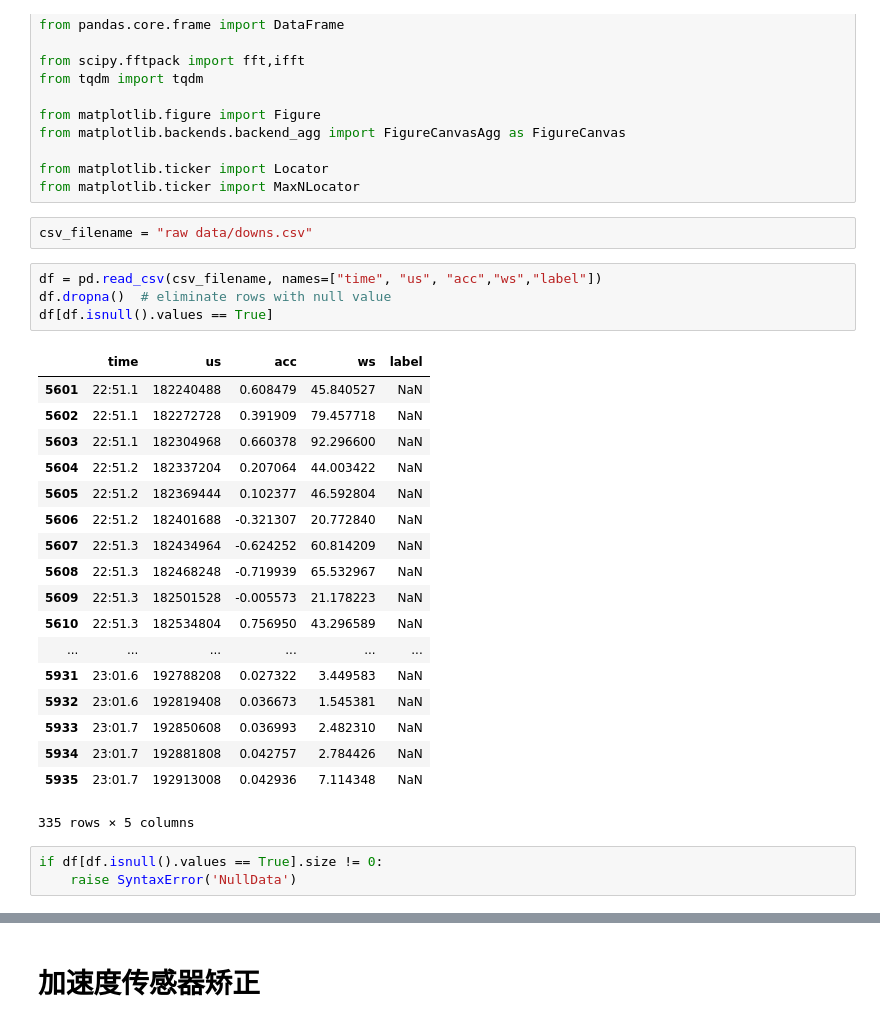
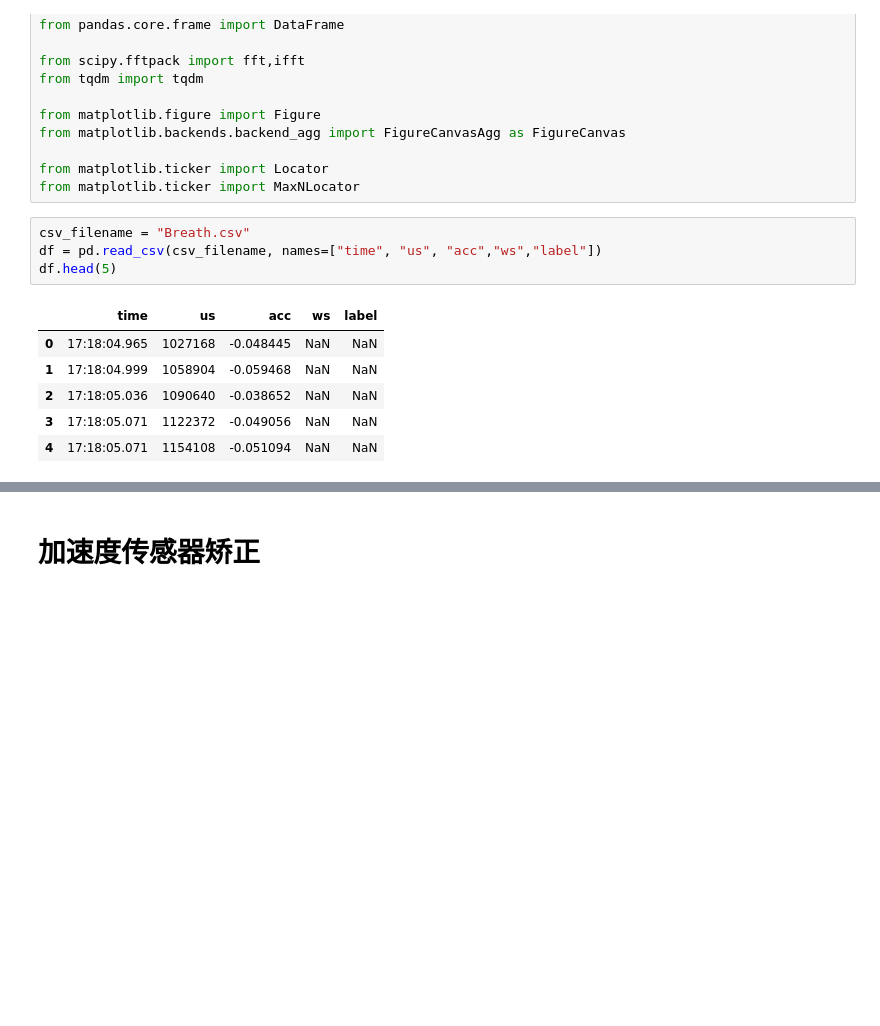
Before and after one commit to techyoung-edu/sleepmonitor, a Jupyter notebook: data2frames.ipynb, the cells around one changed output, grey strips where cells are left out. Cells and saved outputs as stored; diff of their text form; blank space fills up the shorter version.

```diff
--- a/data2frames.ipynb
+++ b/data2frames.ipynb
@@ -17,34 +15,17 @@ from matplotlib.backends.backend_agg import FigureCanvasAgg as FigureCanvas
 
 from matplotlib.ticker import Locator
 from matplotlib.ticker import MaxNLocator
-# %%
-csv_filename = "raw data/downs.csv"
 # %%
+csv_filename = "Breath.csv"
 df = pd.read_csv(csv_filename, names=["time", "us", "acc","ws","label"])
-df.dropna()  # eliminate rows with null value
-df[df.isnull().values == True]
+df.head(5)
 # %% [output]
 |  | time | us | acc | ws | label |
-| 5601 | 22:51.1 | 182240488 | 0.608479 | 45.840527 | NaN |
-| 5602 | 22:51.1 | 182272728 | 0.391909 | 79.457718 | NaN |
-| 5603 | 22:51.1 | 182304968 | 0.660378 | 92.296600 | NaN |
-| 5604 | 22:51.2 | 182337204 | 0.207064 | 44.003422 | NaN |
-| 5605 | 22:51.2 | 182369444 | 0.102377 | 46.592804 | NaN |
-| 5606 | 22:51.2 | 182401688 | -0.321307 | 20.772840 | NaN |
-| 5607 | 22:51.3 | 182434964 | -0.624252 | 60.814209 | NaN |
-| 5608 | 22:51.3 | 182468248 | -0.719939 | 65.532967 | NaN |
-| 5609 | 22:51.3 | 182501528 | -0.005573 | 21.178223 | NaN |
-| 5610 | 22:51.3 | 182534804 | 0.756950 | 43.296589 | NaN |
-| ... | ... | ... | ... | ... | ... |
-| 5931 | 23:01.6 | 192788208 | 0.027322 | 3.449583 | NaN |
-| 5932 | 23:01.6 | 192819408 | 0.036673 | 1.545381 | NaN |
-| 5933 | 23:01.7 | 192850608 | 0.036993 | 2.482310 | NaN |
-| 5934 | 23:01.7 | 192881808 | 0.042757 | 2.784426 | NaN |
-| 5935 | 23:01.7 | 192913008 | 0.042936 | 7.114348 | NaN |
+| 0 | 17:18:04.965 | 1027168 | -0.048445 | NaN | NaN |
+| 1 | 17:18:04.999 | 1058904 | -0.059468 | NaN | NaN |
+| 2 | 17:18:05.036 | 1090640 | -0.038652 | NaN | NaN |
+| 3 | 17:18:05.071 | 1122372 | -0.049056 | NaN | NaN |
+| 4 | 17:18:05.071 | 1154108 | -0.051094 | NaN | NaN |
-335 rows × 5 columns
-# %%
-if df[df.isnull().values == True].size != 0:
-    raise SyntaxError('NullData')
 # %%
 acc_list = np.array(df["acc"])
 acc_time = np.array(df["time"])
```
Also changed, not shown: parts of 7 cells of this notebook.
